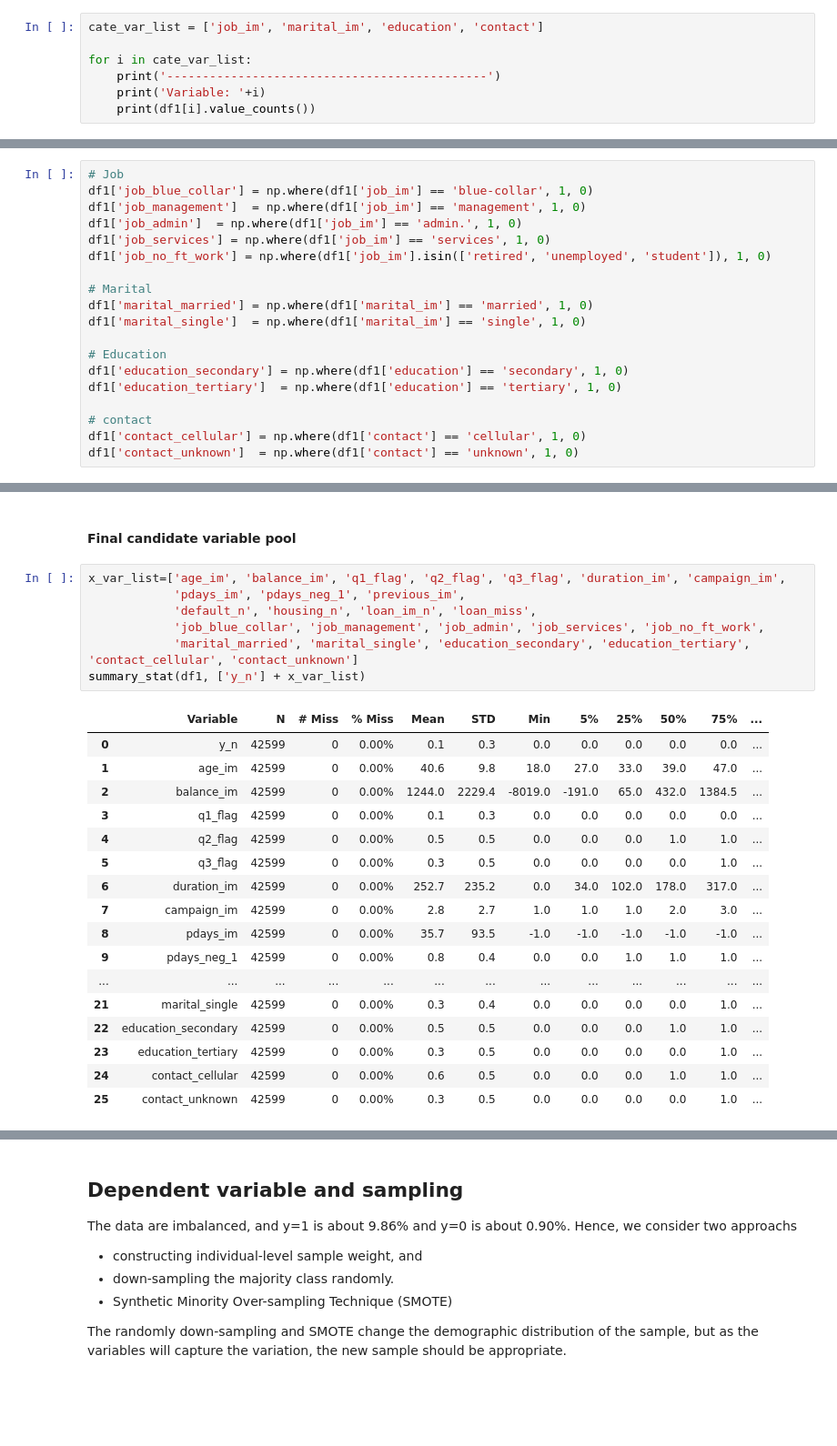
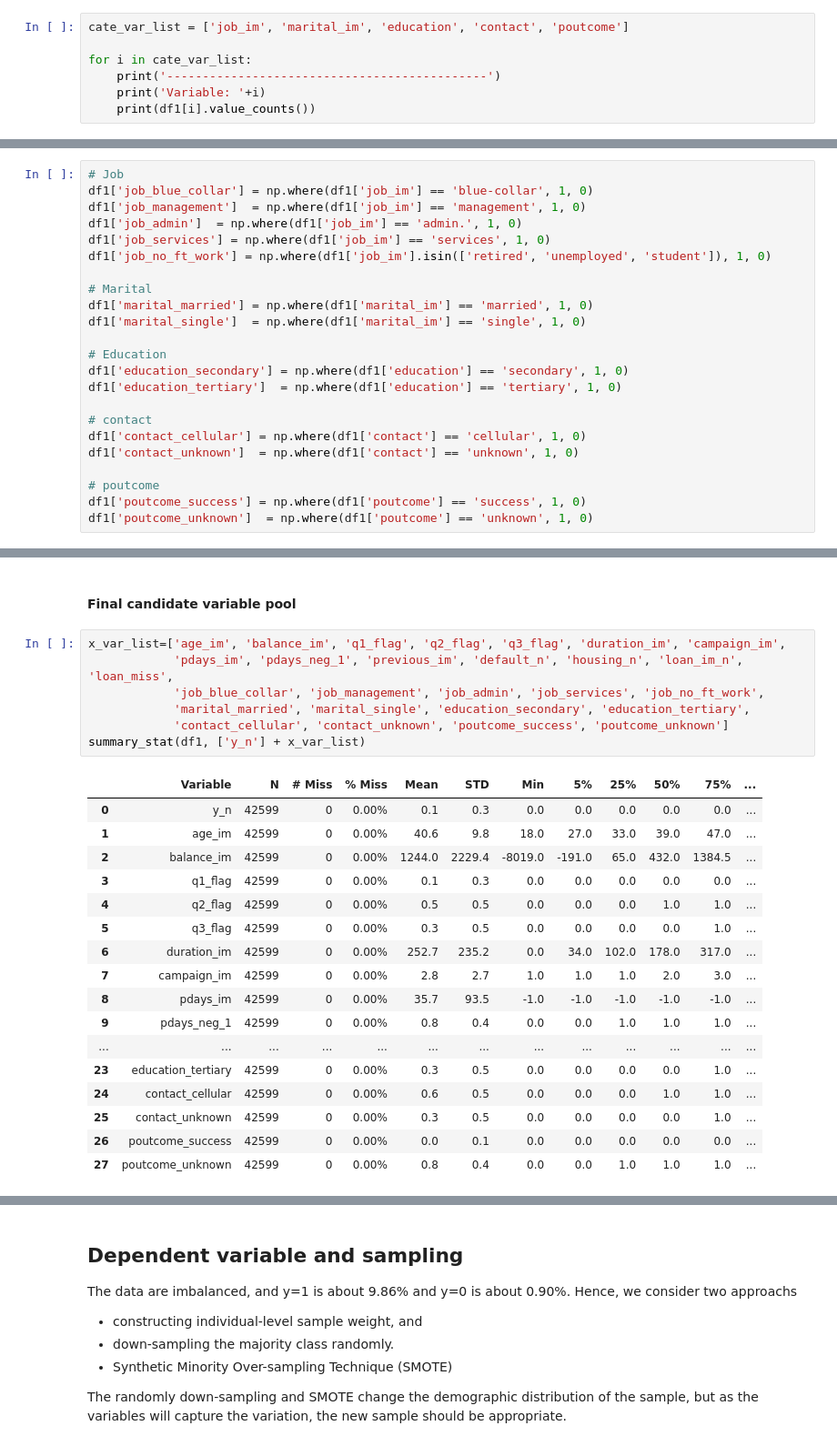
Before and after one commit to mintbilly/Compaign_Sample_Proj, a Jupyter notebook: zd_jd_v1.ipynb, the cells around one changed output, grey strips where cells are left out. Shown at 91% size. Drawn from its saved outputs; the diff is of its cells as text; blank space fills up the shorter version.

```diff
--- a/zd_jd_v1.ipynb
+++ b/zd_jd_v1.ipynb
@@ -392,7 +404,7 @@ age_im, balance_im, day, duration_im, campaign_im, pdays_im, pdays_neg_1, previo
 # %% [markdown]
 #### Multi-class categorical variables
 # %%
-cate_var_list = ['job_im', 'marital_im', 'education', 'contact']
+cate_var_list = ['job_im', 'marital_im', 'education', 'contact', 'poutcome']
 
 for i in cate_var_list:
     print('---------------------------------------------')
@@ -435,6 +447,10 @@ df1['education_tertiary']  = np.where(df1['education'] == 'tertiary', 1, 0)
 # contact
 df1['contact_cellular'] = np.where(df1['contact'] == 'cellular', 1, 0)
 df1['contact_unknown']  = np.where(df1['contact'] == 'unknown', 1, 0)
+
+# poutcome
+df1['poutcome_success'] = np.where(df1['poutcome'] == 'success', 1, 0)
+df1['poutcome_unknown']  = np.where(df1['poutcome'] == 'unknown', 1, 0)
 # %% [markdown]
 #### Binary variables
 # %%
@@ -506,26 +522,26 @@ df1['q3_flag'] = np.where(df1['month'].isin(['jul','aug','sep']), 1, 0)
 #### Final candidate variable pool
 # %%
 x_var_list=['age_im', 'balance_im', 'q1_flag', 'q2_flag', 'q3_flag', 'duration_im', 'campaign_im',
-            'pdays_im', 'pdays_neg_1', 'previous_im',
-            'default_n', 'housing_n', 'loan_im_n', 'loan_miss',
+            'pdays_im', 'pdays_neg_1', 'previous_im', 'default_n', 'housing_n', 'loan_im_n', 'loan_miss',
             'job_blue_collar', 'job_management', 'job_admin', 'job_services', 'job_no_ft_work',
-            'marital_married', 'marital_single', 'education_secondary', 'education_tertiary', 'contact_cellular', 'contact_unknown']
+            'marital_married', 'marital_single', 'education_secondary', 'education_tertiary',
+            'contact_cellular', 'contact_unknown', 'poutcome_success', 'poutcome_unknown']
 summary_stat(df1, ['y_n'] + x_var_list)
 # %% [output]
 |  | Variable | N | # Miss | % Miss | Mean | STD | Min | 5% | 25% | 50% | 75% | ... |
 | 0 | y_n | 42599 | 0 | 0.00% | 0.1 | 0.3 | 0.0 | 0.0 | 0.0 | 0.0 | 0.0 | ... |
 | 1 | age_im | 42599 | 0 | 0.00% | 40.6 | 9.8 | 18.0 | 27.0 | 33.0 | 39.0 | 47.0 | ... |
 | 2 | balance_im | 42599 | 0 | 0.00% | 1244.0 | 2229.4 | -8019.0 | -191.0 | 65.0 | 432.0 | 1384.5 | ... |
 | 3 | q1_flag | 42599 | 0 | 0.00% | 0.1 | 0.3 | 0.0 | 0.0 | 0.0 | 0.0 | 0.0 | ... |
 | 4 | q2_flag | 42599 | 0 | 0.00% | 0.5 | 0.5 | 0.0 | 0.0 | 0.0 | 1.0 | 1.0 | ... |
 | 5 | q3_flag | 42599 | 0 | 0.00% | 0.3 | 0.5 | 0.0 | 0.0 | 0.0 | 0.0 | 1.0 | ... |
 | 6 | duration_im | 42599 | 0 | 0.00% | 252.7 | 235.2 | 0.0 | 34.0 | 102.0 | 178.0 | 317.0 | ... |
 | 7 | campaign_im | 42599 | 0 | 0.00% | 2.8 | 2.7 | 1.0 | 1.0 | 1.0 | 2.0 | 3.0 | ... |
 | 8 | pdays_im | 42599 | 0 | 0.00% | 35.7 | 93.5 | -1.0 | -1.0 | -1.0 | -1.0 | -1.0 | ... |
 | 9 | pdays_neg_1 | 42599 | 0 | 0.00% | 0.8 | 0.4 | 0.0 | 0.0 | 1.0 | 1.0 | 1.0 | ... |
 | ... | ... | ... | ... | ... | ... | ... | ... | ... | ... | ... | ... | ... |
-| 21 | marital_single | 42599 | 0 | 0.00% | 0.3 | 0.4 | 0.0 | 0.0 | 0.0 | 0.0 | 1.0 | ... |
-| 22 | education_secondary | 42599 | 0 | 0.00% | 0.5 | 0.5 | 0.0 | 0.0 | 0.0 | 1.0 | 1.0 | ... |
 | 23 | education_tertiary | 42599 | 0 | 0.00% | 0.3 | 0.5 | 0.0 | 0.0 | 0.0 | 0.0 | 1.0 | ... |
 | 24 | contact_cellular | 42599 | 0 | 0.00% | 0.6 | 0.5 | 0.0 | 0.0 | 0.0 | 1.0 | 1.0 | ... |
 | 25 | contact_unknown | 42599 | 0 | 0.00% | 0.3 | 0.5 | 0.0 | 0.0 | 0.0 | 0.0 | 1.0 | ... |
+| 26 | poutcome_success | 42599 | 0 | 0.00% | 0.0 | 0.1 | 0.0 | 0.0 | 0.0 | 0.0 | 0.0 | ... |
+| 27 | poutcome_unknown | 42599 | 0 | 0.00% | 0.8 | 0.4 | 0.0 | 0.0 | 1.0 | 1.0 | 1.0 | ... |
```
Also changed, not shown: parts of 58 cells of this notebook.
